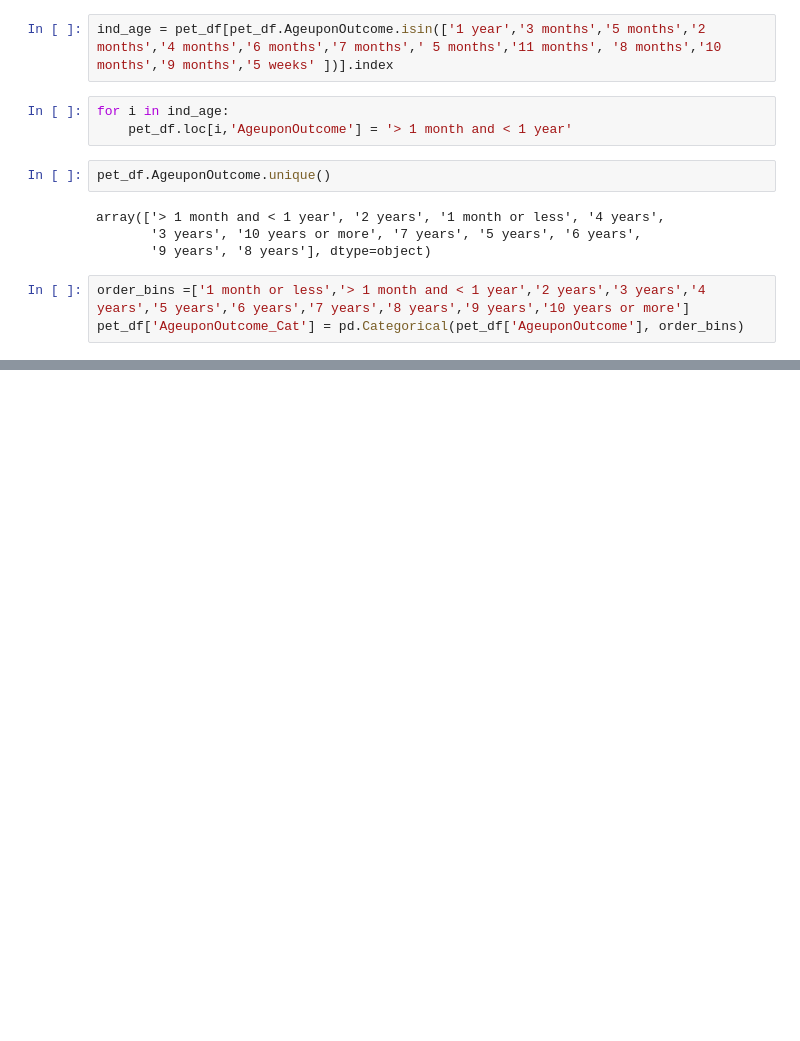
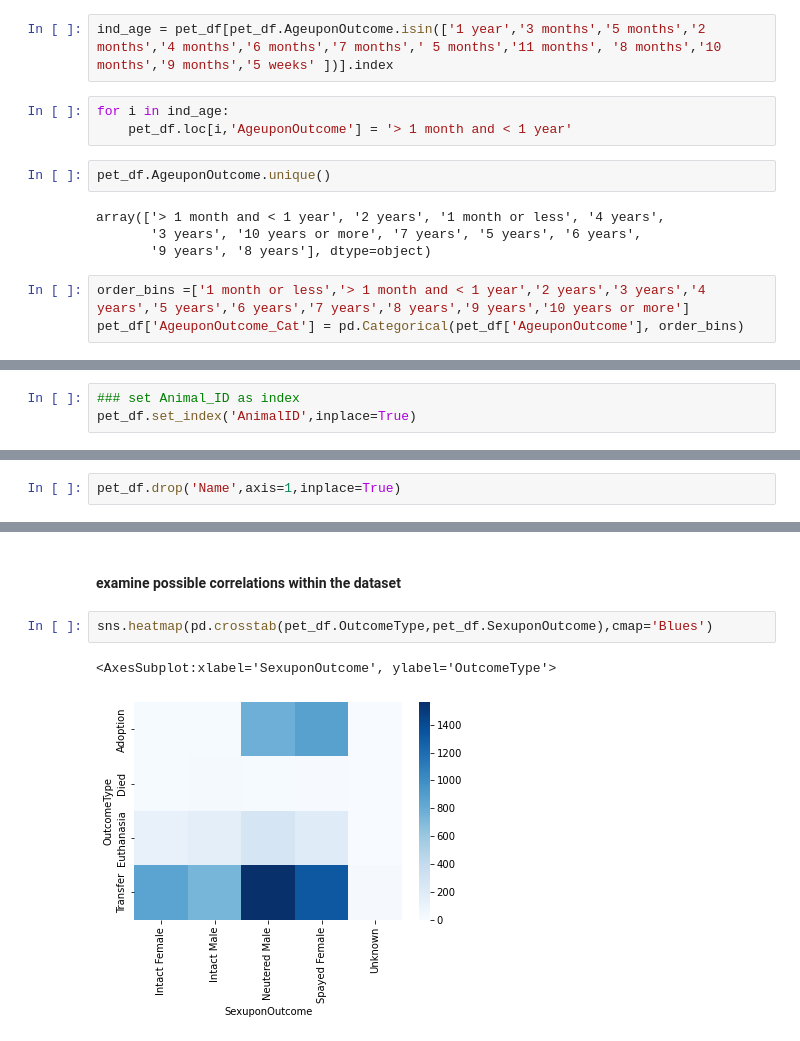
Before and after one commit to ironhack-bcn-data-pt/PR05-project-statistical-analysis, a Jupyter notebook: Project_05_pets.ipynb, the cells around one changed output, grey strips where cells are left out. Saved outputs shown, nothing was run; the diff lists cells and outputs as text; blank space fills up the shorter version.

```diff
--- a/Project_05_pets.ipynb
+++ b/Project_05_pets.ipynb
@@ -247,0 +261,3 @@ histplot(data=None, *, x=None, y=None, hue=None, weights=None, stat='count', bin
+# %%
+### set Animal_ID as index
+pet_df.set_index('AnimalID',inplace=True)
@@ -247,0 +273,2 @@ histplot(data=None, *, x=None, y=None, hue=None, weights=None, stat='count', bin
+# %%
+pet_df.drop('Name',axis=1,inplace=True)
@@ -247,0 +282,7 @@ histplot(data=None, *, x=None, y=None, hue=None, weights=None, stat='count', bin
+# %% [markdown]
+#### examine possible correlations within the dataset
+# %%
+sns.heatmap(pd.crosstab(pet_df.OutcomeType,pet_df.SexuponOutcome),cmap='Blues')
+# %% [output]
+<AxesSubplot:xlabel='SexuponOutcome', ylabel='OutcomeType'>
+[figure, added]
```
Also changed, not shown: parts of 12 cells of this notebook.
